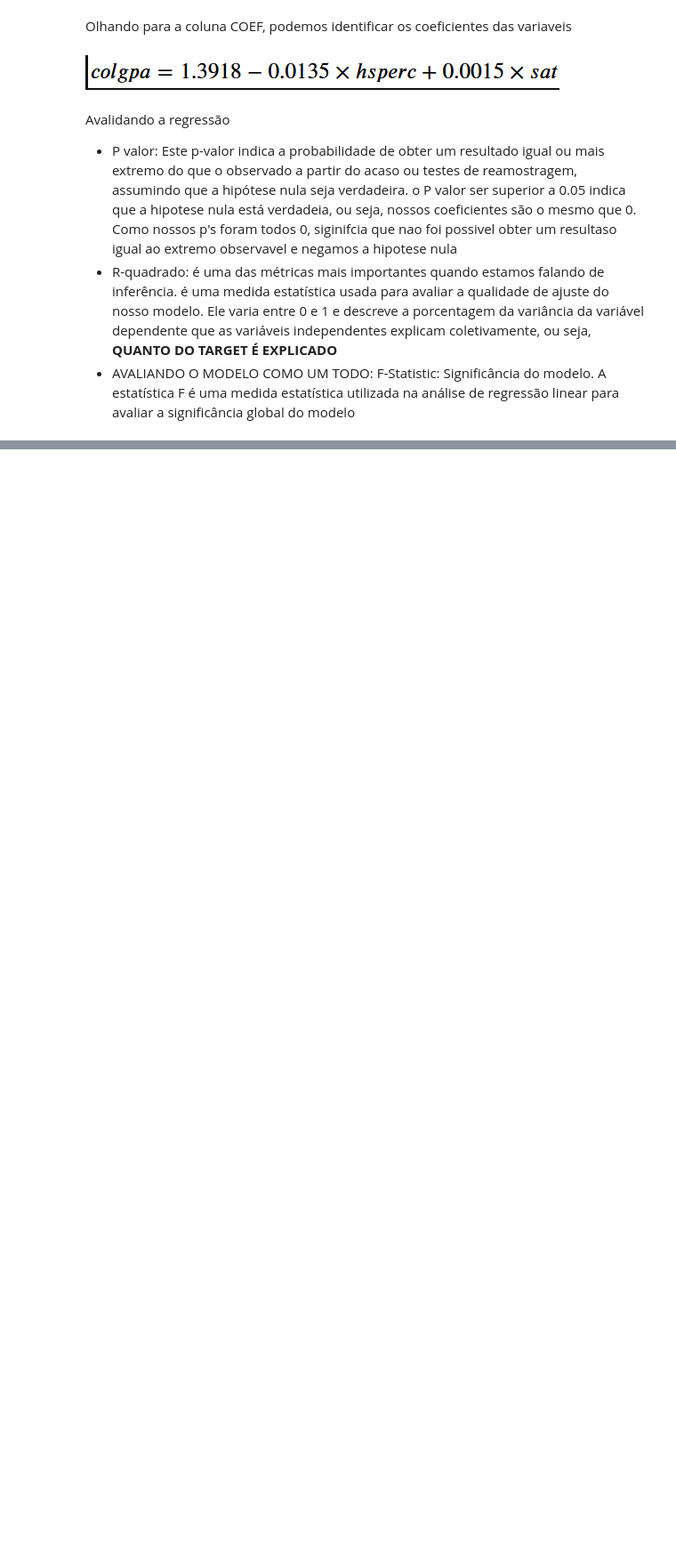
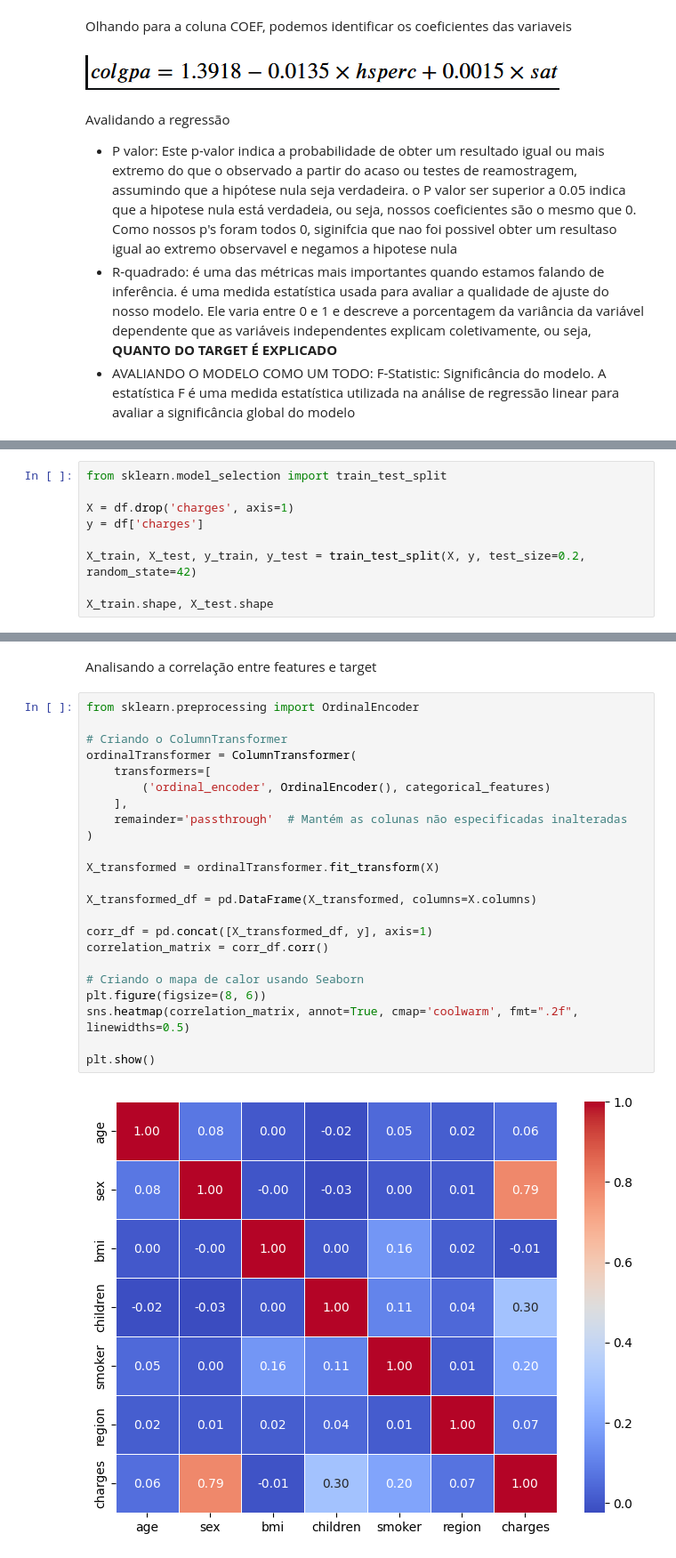
Before and after one commit to VitorLeitao/Universidade-dos-Dados, a Jupyter notebook: Semana 24-33_ Machine Learning/Machine learning.ipynb, the cells around one changed output, grey strips where cells are left out. Shown: that part at 89% size. Drawn from its saved outputs; the diff is of its cells as text; blank space fills up the shorter version.

```diff
--- a/Semana 24-33_ Machine Learning/Machine learning.ipynb
+++ b/Semana 24-33_ Machine Learning/Machine learning.ipynb
@@ -77,0 +135,9 @@ Avalidando a regressão
+# %%
+from sklearn.model_selection import train_test_split
+
+X = df.drop('charges', axis=1)
+y = df['charges']
+
+X_train, X_test, y_train, y_test = train_test_split(X, y, test_size=0.2, random_state=42)
+
+X_train.shape, X_test.shape
@@ -77,0 +269,27 @@ Avalidando a regressão
+# %% [markdown]
+Analisando a correlação entre features e target
+# %%
+from sklearn.preprocessing import OrdinalEncoder
+
+# Criando o ColumnTransformer
+ordinalTransformer = ColumnTransformer(
+    transformers=[
+        ('ordinal_encoder', OrdinalEncoder(), categorical_features)
+    ],
+    remainder='passthrough'  # Mantém as colunas não especificadas inalteradas
+)
+
+X_transformed = ordinalTransformer.fit_transform(X)
+
+X_transformed_df = pd.DataFrame(X_transformed, columns=X.columns)
+
+corr_df = pd.concat([X_transformed_df, y], axis=1)
+correlation_matrix = corr_df.corr()
+
+# Criando o mapa de calor usando Seaborn
+plt.figure(figsize=(8, 6))
+sns.heatmap(correlation_matrix, annot=True, cmap='coolwarm', fmt=".2f", linewidths=0.5)
+
+plt.show()
+# %% [output]
+[figure, added]
```
Also changed, not shown: parts of 24 cells of this notebook.
